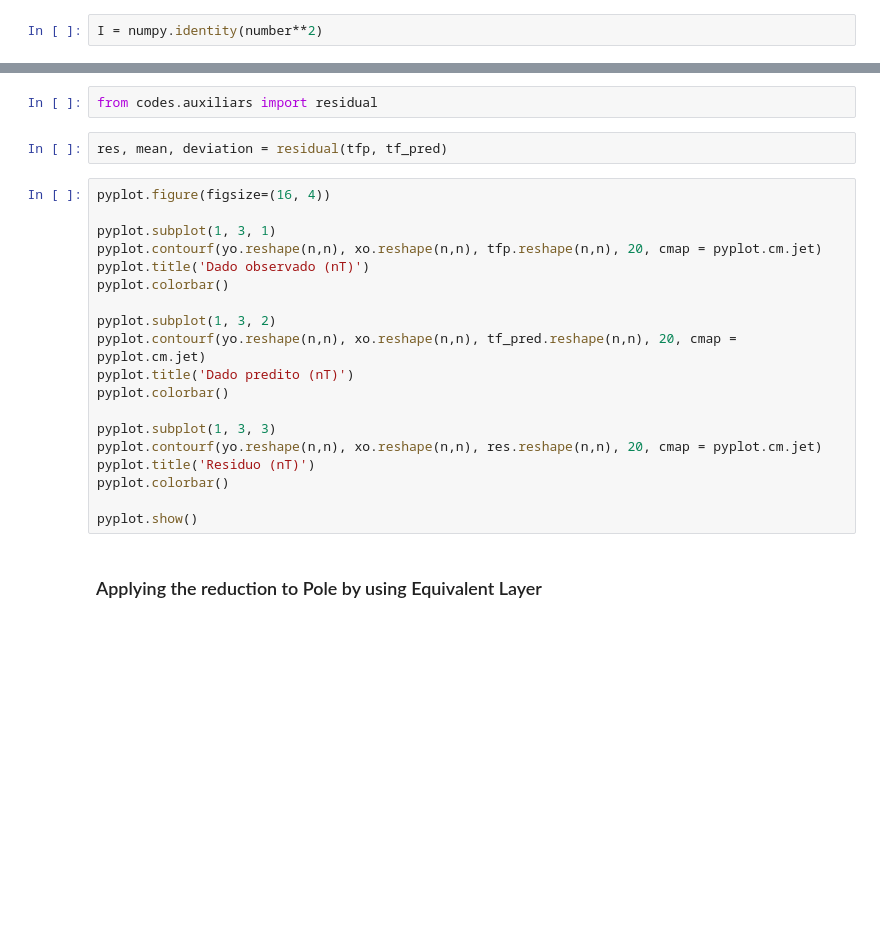
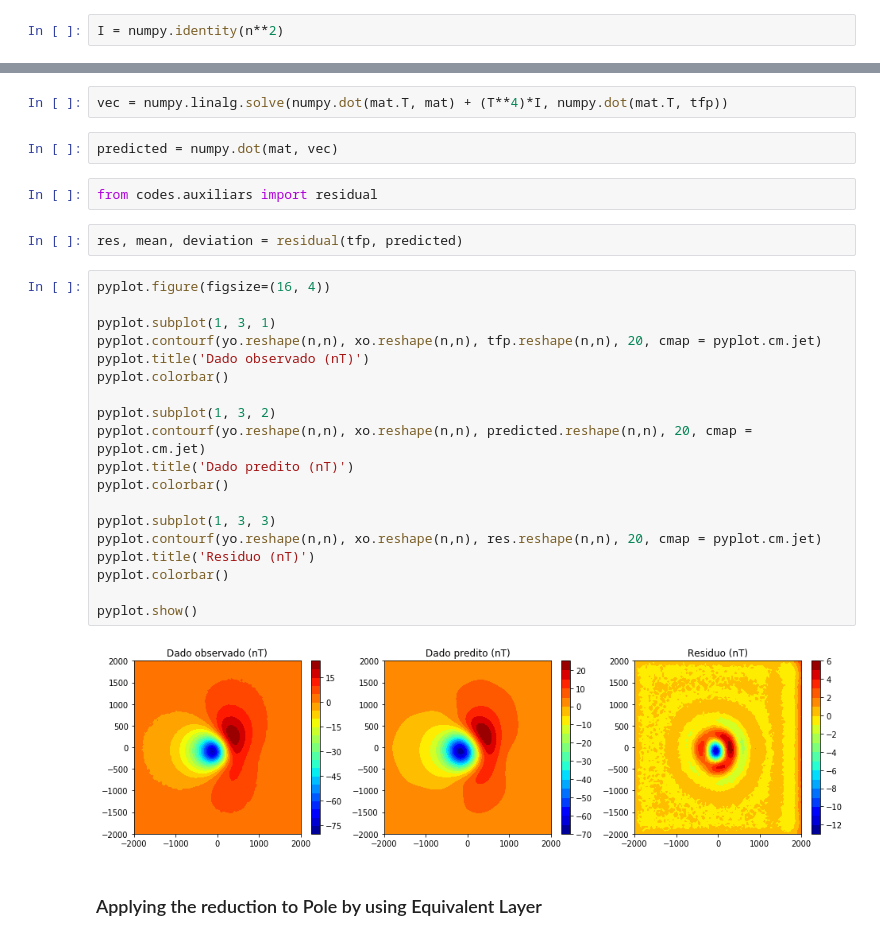
Before and after one commit to nelsondelimar/master, a Jupyter notebook: equivalent-layer.ipynb, the cells around one changed output, grey strips where cells are left out. Drawn from its saved outputs; the diff is of its cells as text; blank space fills up the shorter version.

```diff
--- a/equivalent-layer.ipynb
+++ b/equivalent-layer.ipynb
@@ -41,2 +60,2 @@ print 'Trace of matrix:', T
 # %%
-I = numpy.identity(number**2)
+I = numpy.identity(n**2)
@@ -48,26 +62,32 @@ tf_pred = numpy.dot(G, solution)
+# %%
+vec = numpy.linalg.solve(numpy.dot(mat.T, mat) + (T**4)*I, numpy.dot(mat.T, tfp))
+# %%
+predicted = numpy.dot(mat, vec)
 # %%
 from codes.auxiliars import residual
 # %%
-res, mean, deviation = residual(tfp, tf_pred)
+res, mean, deviation = residual(tfp, predicted)
 # %%
 pyplot.figure(figsize=(16, 4))
 
 pyplot.subplot(1, 3, 1)
 pyplot.contourf(yo.reshape(n,n), xo.reshape(n,n), tfp.reshape(n,n), 20, cmap = pyplot.cm.jet)
 pyplot.title('Dado observado (nT)')
 pyplot.colorbar()
 
 pyplot.subplot(1, 3, 2)
-pyplot.contourf(yo.reshape(n,n), xo.reshape(n,n), tf_pred.reshape(n,n), 20, cmap = pyplot.cm.jet)
+pyplot.contourf(yo.reshape(n,n), xo.reshape(n,n), predicted.reshape(n,n), 20, cmap = pyplot.cm.jet)
 pyplot.title('Dado predito (nT)')
 pyplot.colorbar()
 
 pyplot.subplot(1, 3, 3)
 pyplot.contourf(yo.reshape(n,n), xo.reshape(n,n), res.reshape(n,n), 20, cmap = pyplot.cm.jet)
 pyplot.title('Residuo (nT)')
 pyplot.colorbar()
 
 pyplot.show()
+# %% [output]
+[figure, added]
 # %% [markdown]
 ### Applying the reduction to Pole by using Equivalent Layer
 # %%
```
Also changed, not shown: parts of 28 cells of this notebook.
